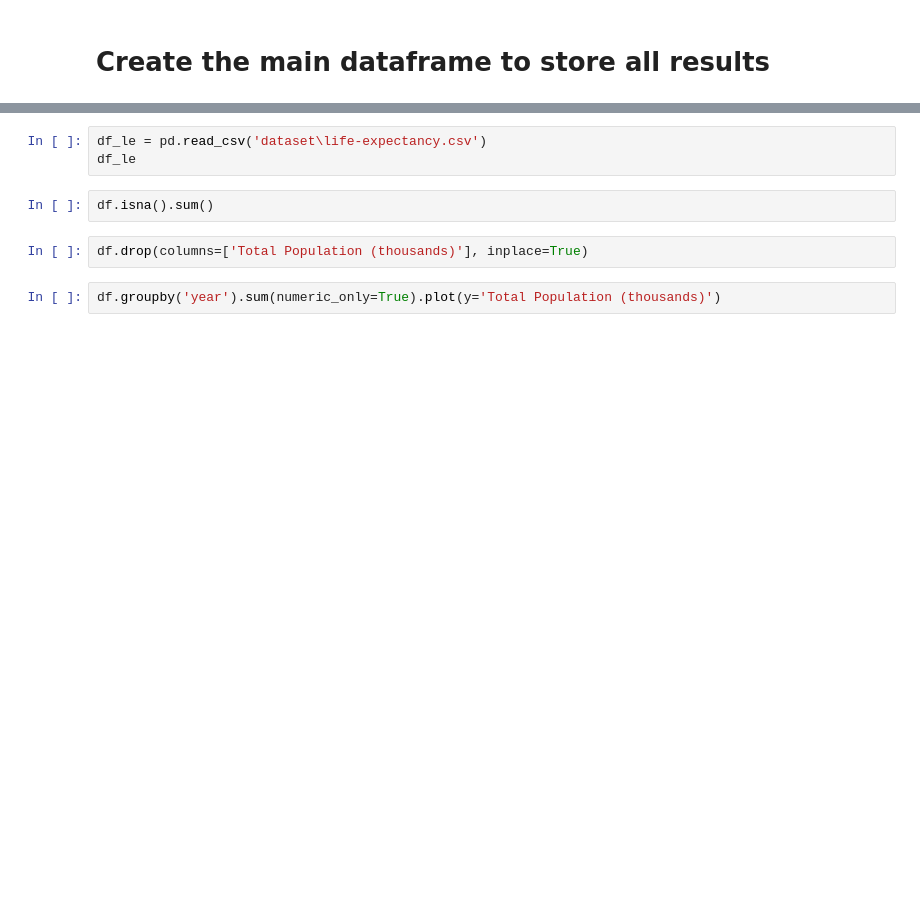
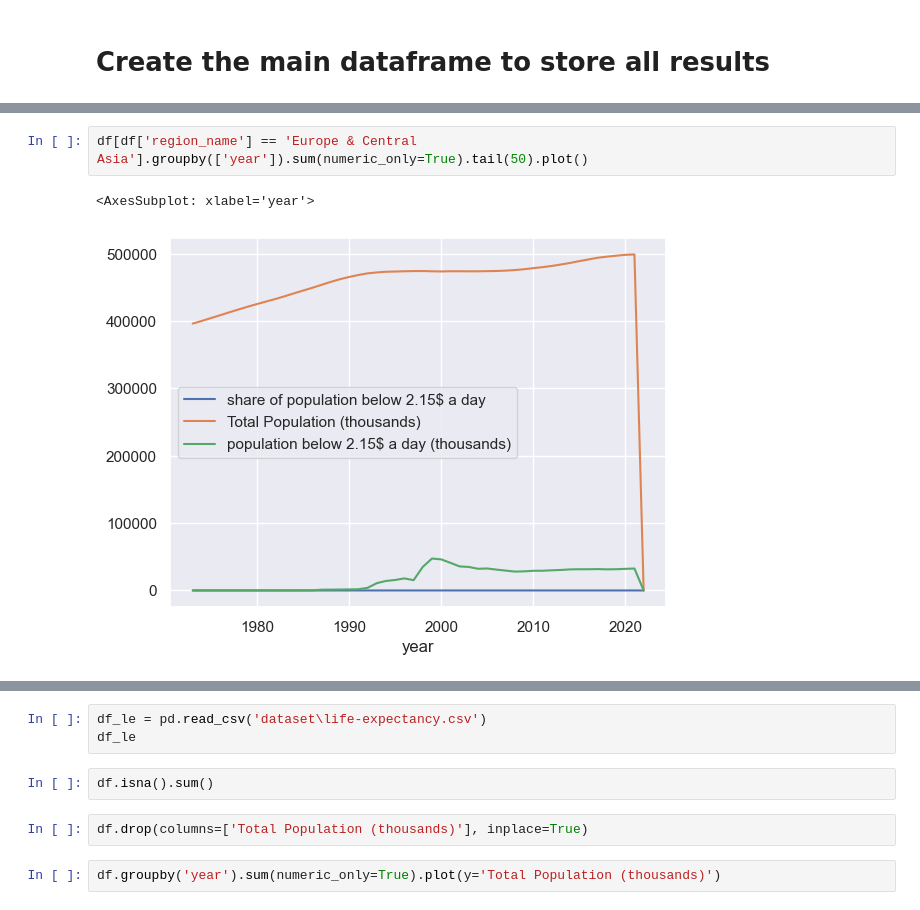
Before and after one commit to RomainBdt/Global-World-Trend, a Jupyter notebook: SDG_development_main.ipynb, the cells around one changed output, grey strips where cells are left out. Cells and saved outputs as stored; diff of their text form; blank space fills up the shorter version.

```diff
--- a/SDG_development_main.ipynb
+++ b/SDG_development_main.ipynb
@@ -140,0 +187,5 @@ KeyError: "['share-of-population-below-2.15$-a-day'] not in index"
+# %%
+df[df['region_name'] == 'Europe & Central Asia'].groupby(['year']).sum(numeric_only=True).tail(50).plot()
+# %% [output]
+<AxesSubplot: xlabel='year'>
+[figure, added]
```
Also changed, not shown: parts of 15 cells of this notebook.
